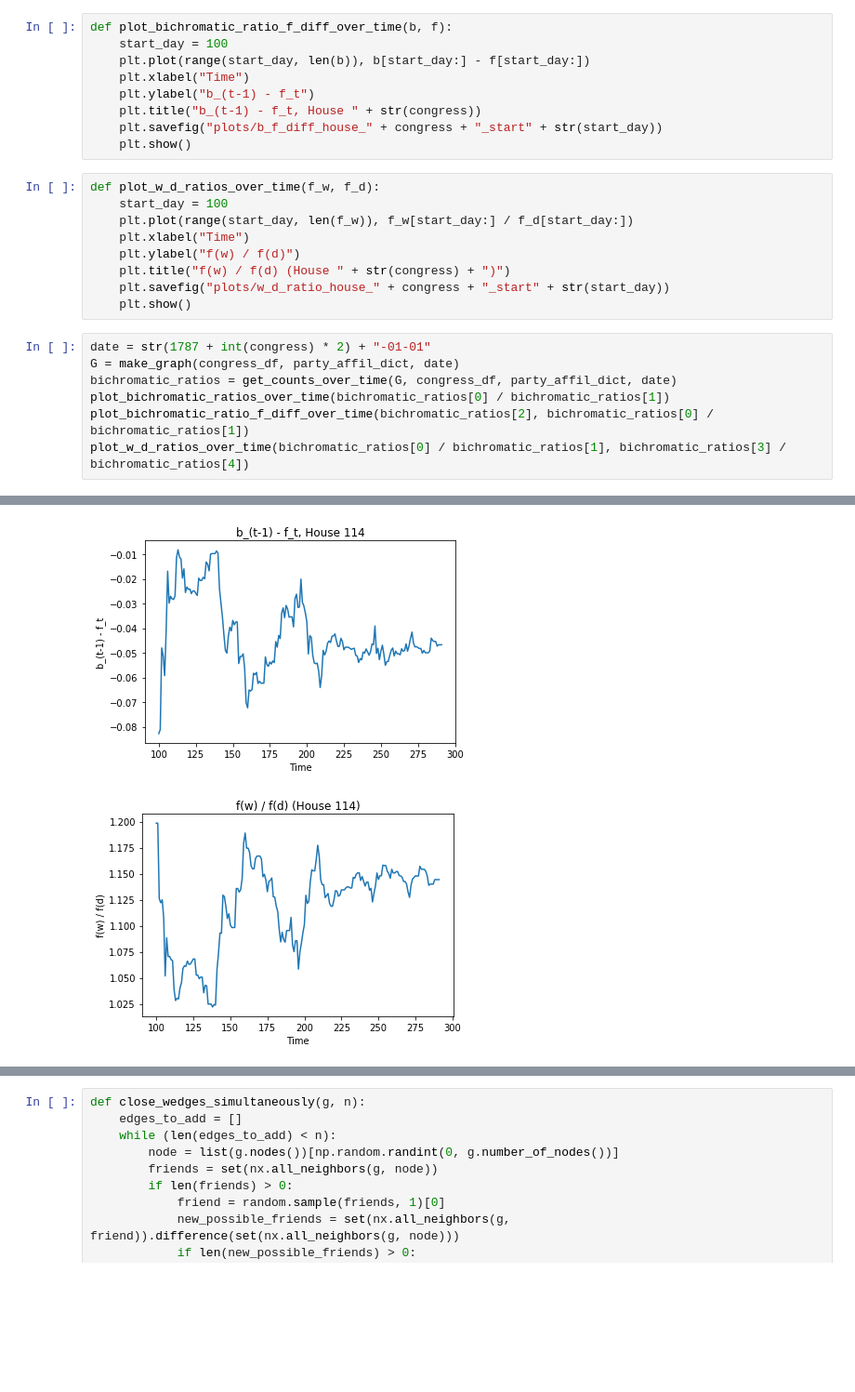
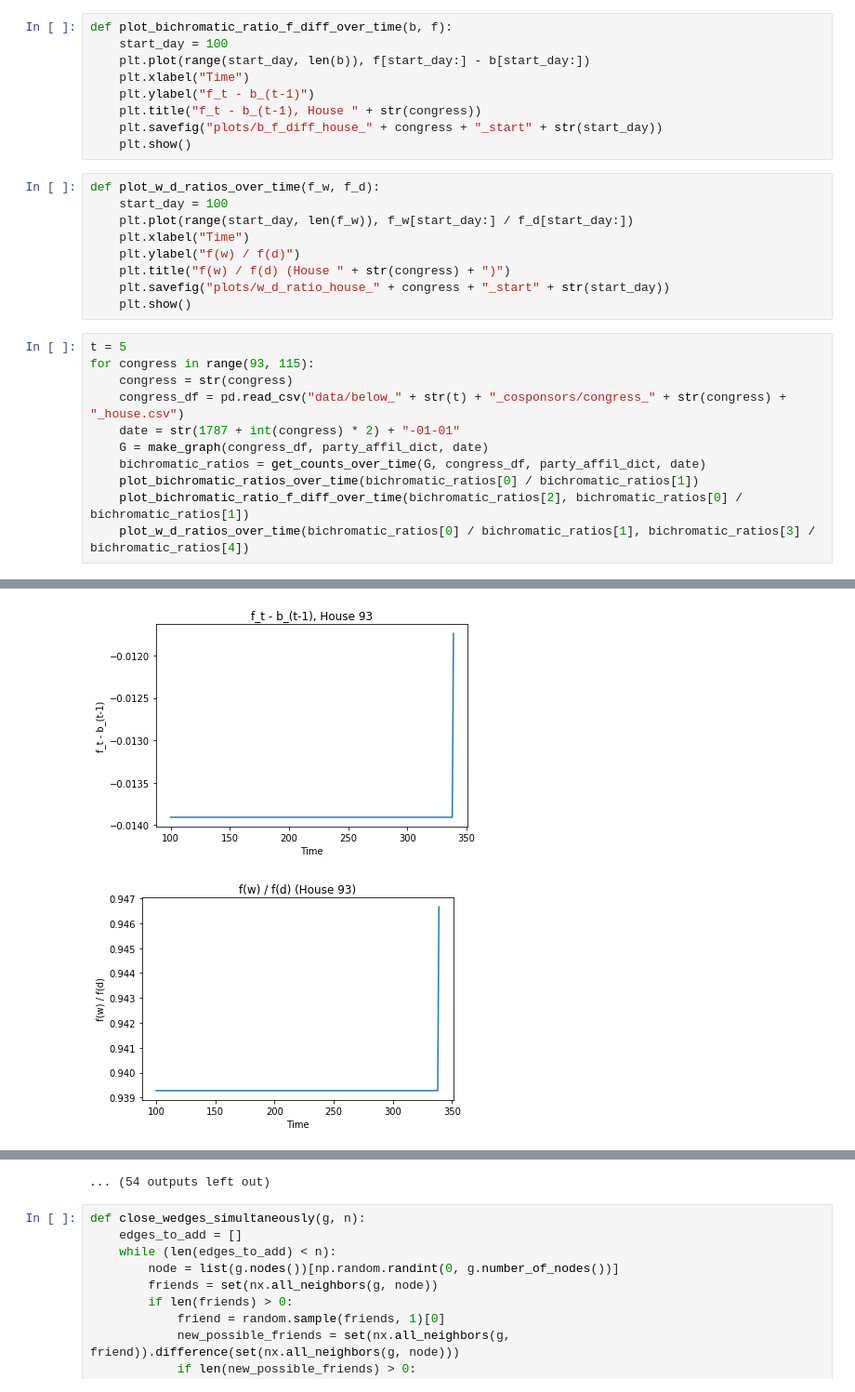
Before and after one commit to emmaling27/networks-research, a Jupyter notebook: bill_cosponsorship_analysis.ipynb, the cells around one changed output, grey strips where cells are left out. Shown at 93% size. Drawn from its saved outputs; the diff is of its cells as text; blank space fills up the shorter version.

Commit message:
all house plots, b_f diff switched

```diff
--- a/bill_cosponsorship_analysis.ipynb
+++ b/bill_cosponsorship_analysis.ipynb
@@ -268,10 +268,10 @@ def plot_bichromatic_ratios_over_time(bichromatic_ratios):
 # %%
 def plot_bichromatic_ratio_f_diff_over_time(b, f):
     start_day = 100
-    plt.plot(range(start_day, len(b)), b[start_day:] - f[start_day:])
+    plt.plot(range(start_day, len(b)), f[start_day:] - b[start_day:])
     plt.xlabel("Time")
-    plt.ylabel("b_(t-1) - f_t")
-    plt.title("b_(t-1) - f_t, House " + str(congress))
+    plt.ylabel("f_t - b_(t-1)")
+    plt.title("f_t - b_(t-1), House " + str(congress))
     plt.savefig("plots/b_f_diff_house_" + congress + "_start" + str(start_day))
     plt.show()
 # %%
@@ -284,10 +284,14 @@ def plot_w_d_ratios_over_time(f_w, f_d):
     plt.savefig("plots/w_d_ratio_house_" + congress + "_start" + str(start_day))
     plt.show()
 # %%
-date = str(1787 + int(congress) * 2) + "-01-01"
-G = make_graph(congress_df, party_affil_dict, date)
-bichromatic_ratios = get_counts_over_time(G, congress_df, party_affil_dict, date)
-plot_bichromatic_ratios_over_time(bichromatic_ratios[0] / bichromatic_ratios[1])
-plot_bichromatic_ratio_f_diff_over_time(bichromatic_ratios[2], bichromatic_ratios[0] / bichromatic_ratios[1])
-plot_w_d_ratios_over_time(bichromatic_ratios[0] / bichromatic_ratios[1], bichromatic_ratios[3] / bichromatic_ratios[4])
+t = 5
+for congress in range(93, 115):
+    congress = str(congress)
+    congress_df = pd.read_csv("data/below_" + str(t) + "_cosponsors/congress_" + str(congress) + "_house.csv")
+    date = str(1787 + int(congress) * 2) + "-01-01"
+    G = make_graph(congress_df, party_affil_dict, date)
+    bichromatic_ratios = get_counts_over_time(G, congress_df, party_affil_dict, date)
+    plot_bichromatic_ratios_over_time(bichromatic_ratios[0] / bichromatic_ratios[1])
+    plot_bichromatic_ratio_f_diff_over_time(bichromatic_ratios[2], bichromatic_ratios[0] / bichromatic_ratios[1])
+    plot_w_d_ratios_over_time(bichromatic_ratios[0] / bichromatic_ratios[1], bichromatic_ratios[3] / bichromatic_ratios[4])
 # %% [output]
@@ -295,2 +299,2 @@ plot_w_d_ratios_over_time(bichromatic_ratios[0] / bichromatic_ratios[1], bichrom
-[figure, old version]
+[figure, new version]
-[figure, old version]
+[figure, new version]
@@ -297,3 +310,4 @@ plot_w_d_ratios_over_time(bichromatic_ratios[0] / bichromatic_ratios[1], bichrom
+... (54 outputs left out)
 # %%
 def close_wedges_simultaneously(g, n):
     edges_to_add = []
```
Also changed, not shown: parts of 1 cell of this notebook, 56 other files.
